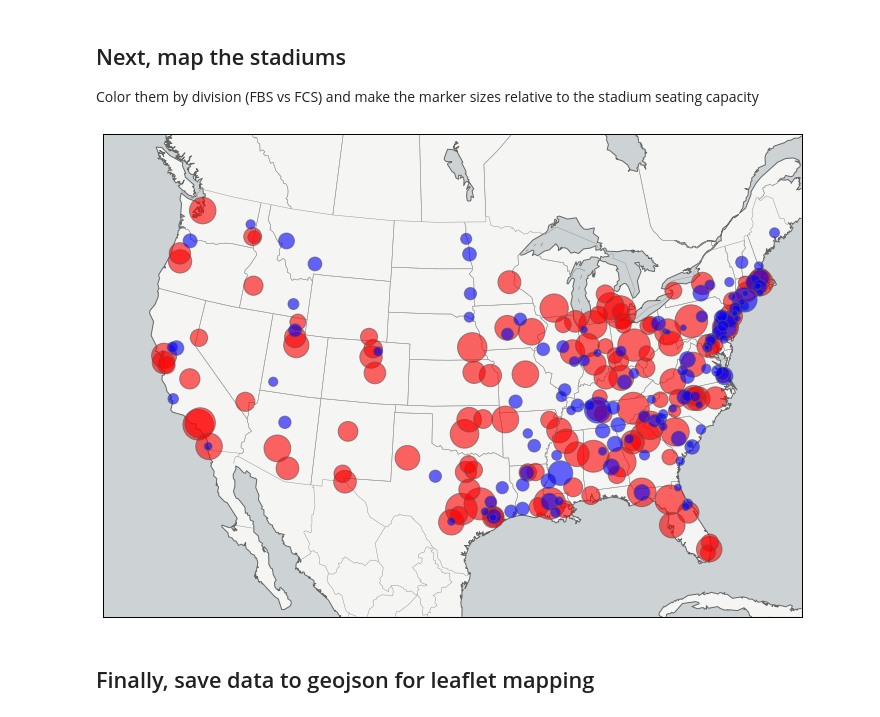
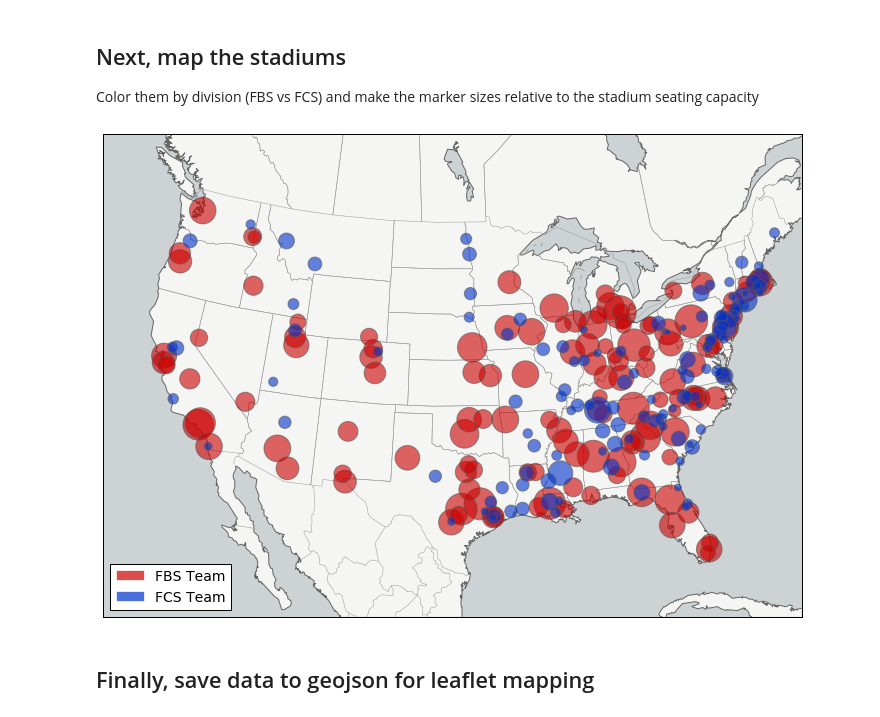
Before and after one commit to gboeing/data-visualization, a Jupyter notebook: ncaa-football-stadiums/visualize-football-stadiums.ipynb, the cells around one changed output. Saved outputs shown, nothing was run; the diff lists cells and outputs as text; code cells hidden in the pictures.

```diff
--- a/ncaa-football-stadiums/visualize-football-stadiums.ipynb
+++ b/ncaa-football-stadiums/visualize-football-stadiums.ipynb
@@ -110,21 +123,21 @@ for conf, color in zip(confs_by_capacity.index, color_list):
     conf_colors[conf] = color
 colors = [conf_colors[conf] for conf in confs]
 # %%
-ax = df_plot.plot(kind='bar', figsize=[60, 30], width=1, alpha=0.5, color=colors, edgecolor='w')
+ax = df_plot.plot(kind='bar', figsize=[60, 30], width=1, alpha=0.6, color=colors, edgecolor='w')
 ax.yaxis.grid(True)
 ax.set_ylim([0, 110])
 for label in ax.get_yticklabels():
     label.set_fontproperties(ticks_font)
 ax.set_xlabel('School/Team', fontproperties=label_font)
 ax.set_ylabel('Seating capacity (thousands)', fontproperties=label_font)
-ax.set_title('NCAA Division I Football Stadiums by Seating Capacity', fontproperties=title_font)
+ax.set_title('NCAA Division I Football Stadiums by Seating Capacity', fontproperties=title_font, y=1.01)
 
 legend_patches = []
 for conf in confs_by_capacity.index:
-    patch = mpatches.Patch(fc=conf_colors[conf], alpha=0.5, ec='w', label=conf)
+    patch = mpatches.Patch(fc=conf_colors[conf], alpha=0.6, ec='w', label=conf)
     legend_patches.append(patch)
 ax.legend(handles=legend_patches, prop={'size':35})
 
-plt.savefig('images/stadiums-conf-bar.png', dpi=96)
+plt.savefig('images/stadiums-conf-bar.png', dpi=96, bbox_inches='tight', pad_inches=0.5)
 plt.show()
 # %% [output]
@@ -131,0 +147,18 @@ plt.show()
+# %%
+df_fbs = df[df['div']=='fbs']
+df_plot = df_fbs.groupby('team')['capacity'].mean()
+df_plot = df_plot.sort_values(ascending=True)
+df_plot = df_plot / 1000
+# %%
+# get a list of colors, one for each conference sorted from greatest to lowest mean capacity
+confs_by_capacity = df_fbs.groupby('conference')['capacity'].mean().sort_values(ascending=True)
+confs = np.array([df_fbs[df_fbs['team']==label].iloc[0]['conference'] for label in df_plot.index])
+bins = len(confs_by_capacity)
+color_map = cm.get_cmap('spectral')
+increments = [x/float(bins) for x in range(bins)]
+color_list = color_map(increments).tolist()
+#color_list.reverse()
+conf_colors = {}
+for conf, color in zip(confs_by_capacity.index, color_list):
+    conf_colors[conf] = color
+colors = [conf_colors[conf] for conf in confs]
@@ -142,33 +204,37 @@ border_color = '#999999'
 # %%
 # specify map width and height with approx US dimensions
 map_width_m = 5000 * 1000
 map_height_m = 3500 * 1000
 fig_width_in = 10
 plt.figure(figsize=[fig_width_in, fig_width_in*(map_height_m/float(map_width_m))]) #make plot the same height:width ratio
 
 # Albers Conical Equal Area projection for US
 m = Basemap(ellps='WGS84', projection='aea', lat_1=33, lat_2=45, lon_0=-98.4, lat_0=39,
             width=map_width_m, height=map_height_m, resolution='l', area_thresh=10000, fix_aspect=False)
 
 m.drawcoastlines(color=coastline_color)
 m.drawcountries(color=border_color)
 m.drawstates(color=border_color)
 m.fillcontinents(color=land_color, lake_color=water_color)
 m.drawmapboundary(fill_color=water_color)
 
 # project and plot our lat-long data with each bin getting its own color
-for div, color in zip(['fbs', 'fcs'], ['r', 'b']):
+for div, color in zip(['fbs', 'fcs'], ['#cc0000', '#0033cc']):
     subset = df[df['div']==div]
     sizes = subset['capacity'] / 100
     x, y = m(np.array(subset['longitude']), np.array(subset['latitude']))
     m.scatter(x=x, y=y, s=sizes, color=color, edgecolor='#555555', alpha=0.6, zorder=3)
 
+fbs_patch = mpatches.Patch(fc='#cc0000', alpha=0.7, ec='w', label='FBS Team')
+fcs_patch = mpatches.Patch(fc='#0033cc', alpha=0.7, ec='w', label='FCS Team')
+legend = plt.legend(handles=[fbs_patch, fcs_patch], loc=3, prop={'size':14})
+
 fig = plt.gcf()
 fig.tight_layout()
-fig.savefig('images/stadiums-map.png', dpi=300)
+fig.savefig('images/stadiums-map.png', dpi=300, bbox_inches='tight', pad_inches=0.1)
 plt.show()
 # %% [output]
-[figure, old version]
+[figure, new version]
 # %% [markdown]
 ## Finally, save data to geojson for leaflet mapping
 # %%
```
Also changed, not shown: parts of 11 cells of this notebook, 7 other files.
